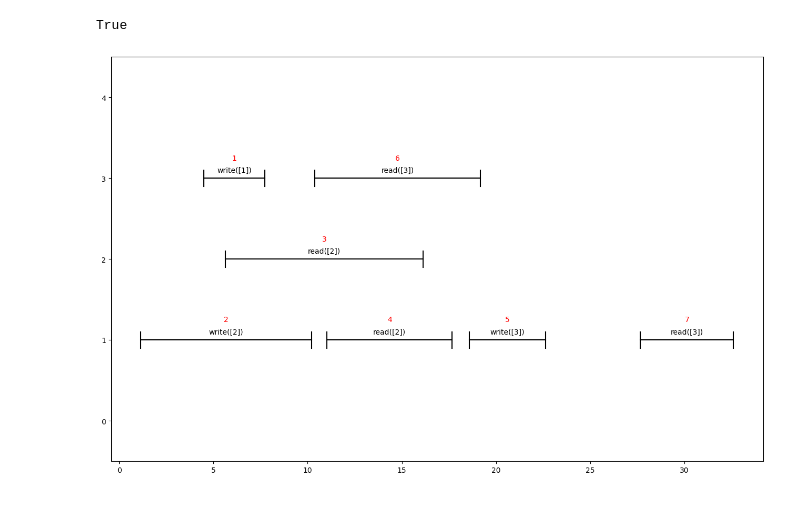
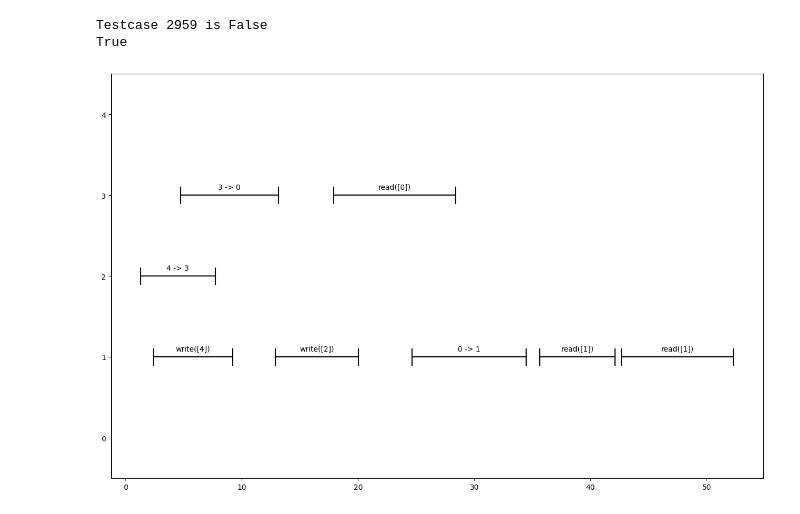
Before and after one commit to Pylyr/thesis-concurrency, a Jupyter notebook: linearization.ipynb, the cells around one changed output. Cells and saved outputs as stored; diff of their text form; code cells hidden in the pictures.

```diff
--- a/linearization.ipynb
+++ b/linearization.ipynb
@@ -193,7 +224,9 @@ class CallWrite(Call):
         self.arg = arg
         super().__init__(threadno, "write", [arg], start, end)
 
-    def exec(self, state: StateIO):
+    def exec(self, state):
+        if not isinstance(state, StateIO):
+            raise Exception("State is not of type StateIO")
         state.value = self.arg
         return state, None
 
@@ -202,7 +235,9 @@ class CallRead(Call):
         self.arg = arg
         super().__init__(threadno, "read", [arg], start, end)
 
-    def exec(self, state: StateIO):
+    def exec(self, state):
+        if not isinstance(state, StateIO):
+            raise Exception("State is not of type StateIO")
         if state.value is None:
             return
         if state.value != self.arg:
@@ -222,7 +257,9 @@ class CallCAS(Call):
         else:
             return f"!{self.compare}"
 
-    def exec(self, state: StateIO):
+    def exec(self, state):
+        if not isinstance(state, StateIO):
+            raise Exception("State is not of type StateIO")
         if state.value is None:
             return
        # if cond is True, the value must be equal to compare
@@ -492,15 +624,22 @@ with open("testcas1k.pkl", "rb") as f:
 #             raise e
 
 # 100k+ hps
-testcas = TESTCAS1K
-for i in tqdm(range(len(testcas))):
-    spec = testcas[i]
+testsample = TESTCASTRUE
+wrong_test_no = []
+for i in tqdm(range(len(testsample))):
+    testcase, res = copy.deepcopy(testsample[i])
     try:
-        assert linearize_io(spec), f"Test {i}: Solution is not None"
+        sol = linearize_io(testcase)
+        s2 = (sol is True)
+        if res ^ s2:
+            wrong_test_no.append(i)
 
     except AssertionError as e:
-       if not ("more than one write" in str(e) or \
-               "no reads" in str(e) or \
-                "HACK" in str(e)):
             raise e
+
+print(f"Tests failed: {len(wrong_test_no)}")
+if len(wrong_test_no) == 0:
+    print("All tests passed")
+else:
+    print(f"First failed: {wrong_test_no}")
 # %% [output]
@@ -513,6 +649,10 @@ visualize_history(testcas[i])
-# %%
-print(linearize_io(testcas[i]))
-visualize_history(testcas[i])
-# %% [output]
-True
-[figure, removed]
+# %%
+i = 2959
+testcase, res = copy.deepcopy(testsample[i])
+print(f"Testcase {i} is {res}")
+print(linearize_io(testcase))
+visualize_history(testcase)
+# %% [output]
+Testcase 2959 is False
+True
+[figure, added]
```
Also changed, not shown: parts of 15 cells of this notebook, 9 other files.
